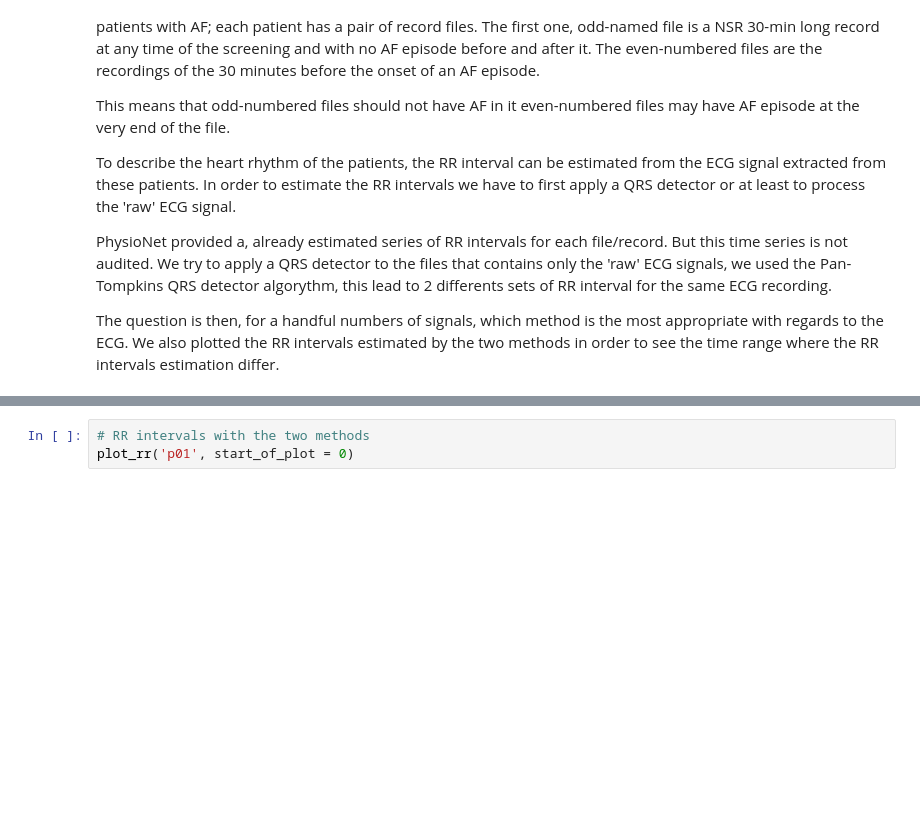
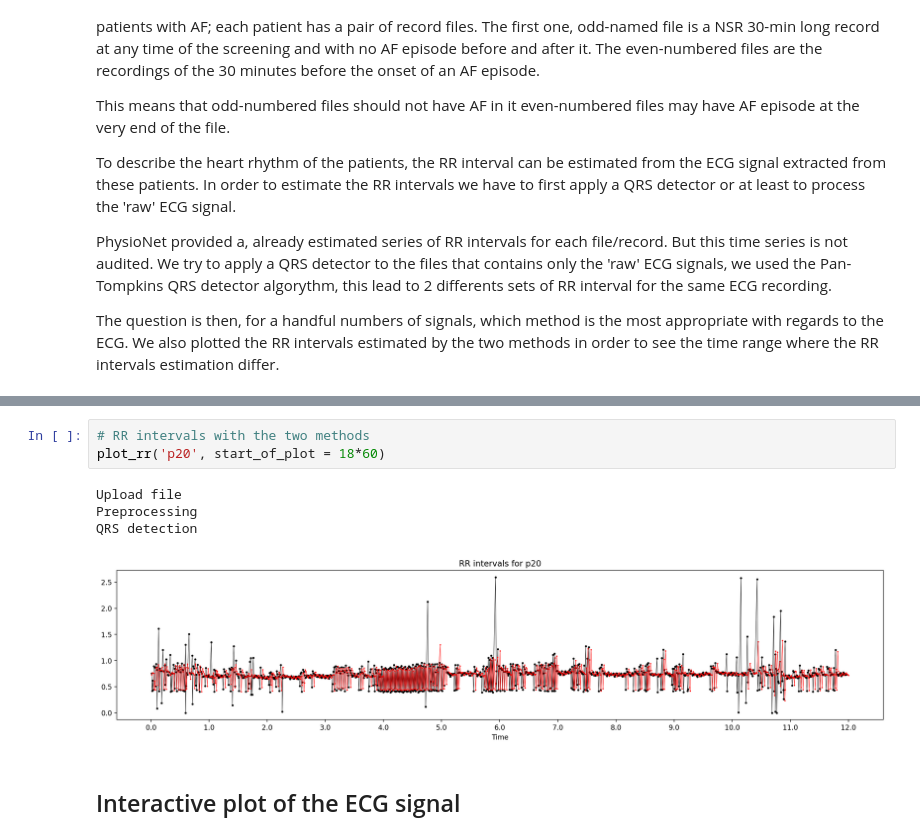
Before and after one commit to NicolasNgo/QRSDetection, a Jupyter notebook: QRSdetection.ipynb, the cells around one changed output, grey strips where cells are left out. Drawn from its saved outputs; the diff is of its cells as text; blank space fills up the shorter version.

```diff
--- a/QRSdetection.ipynb
+++ b/QRSdetection.ipynb
@@ -779,3 +846,10 @@ QRS detection
 # %%
 # RR intervals with the two methods
-plot_rr('p01', start_of_plot = 0)
+plot_rr('p20', start_of_plot = 18*60)
+# %% [output]
+Upload file
+Preprocessing
+QRS detection
+[figure, added]
+# %% [markdown]
+## Interactive plot of the ECG signal
```
Also changed, not shown: parts of 9 cells of this notebook.
